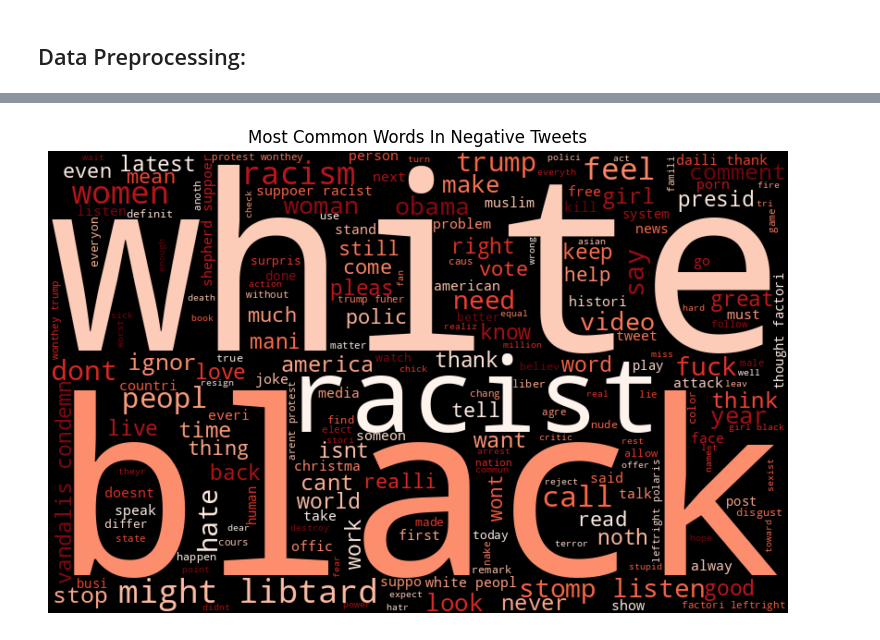
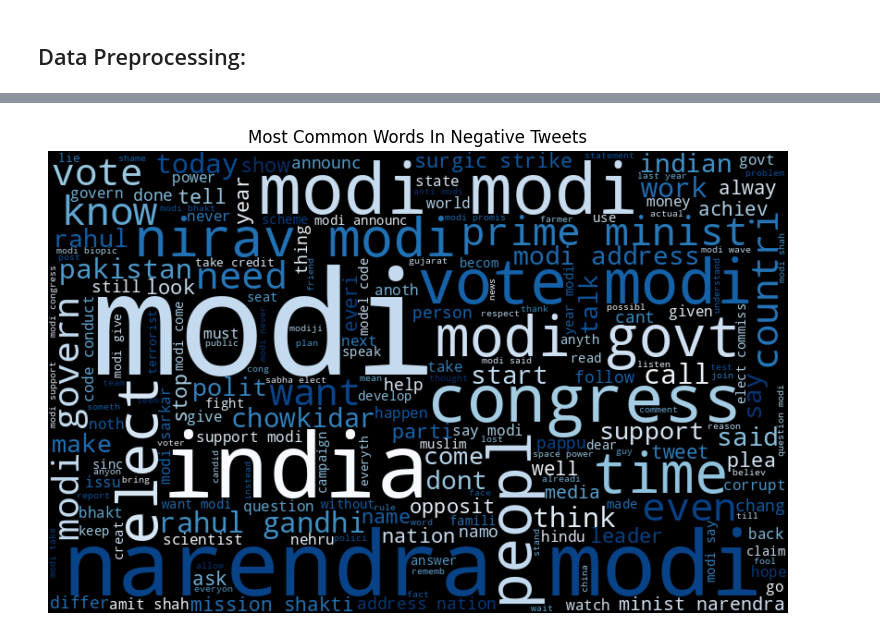
Before and after one commit to MuhammedMahmoud0/Brainwave_Matrix_Intern, a Jupyter notebook: Social Media Sentiment Analysis/notebooks/sentiment_analysis.ipynb, the cells around one changed output, grey strips where cells are left out. Drawn from its saved outputs; the diff is of its cells as text; code cells hidden in the pictures.

```diff
--- a/Social Media Sentiment Analysis/notebooks/sentiment_analysis.ipynb
+++ b/Social Media Sentiment Analysis/notebooks/sentiment_analysis.ipynb
@@ -111,4 +118,4 @@ df.head()
 # %%
-tokenized = df["cleaned"].apply(word_tokenize)
+tokenized = df["cleaned"].apply(lambda x: word_tokenize(x.lower()))
 tokenized.head()
 # %% [output]
@@ -120,6 +127,6 @@ tokenized.head()
 Name: cleaned, dtype: object
 # %%
 stop_words = set(stopwords.words("english"))
-tokenized = tokenized.apply(lambda x: [word for word in x if word.lower() not in stop_words])
+tokenized = tokenized.apply(lambda x: [word for word in x if word not in stop_words])
 tokenized.head()
 # %% [output]
@@ -142,8 +149,10 @@ tokenized.head()
 Name: cleaned, dtype: object
 # %%
-# compine all words into one sentance in cleaned column
-for i in range(len(tokenized)):
-    tokenized[i] = " ".join(tokenized[i])
-df["cleaned"] = tokenized
+# # compine all words into one sentance in cleaned column
+# for i in range(len(tokenized)):
+#     tokenized[i] = " ".join(tokenized[i])
+# df["cleaned"] = tokenized
+# df.head()
+df["cleaned"] = tokenized.apply(lambda x: " ".join(x))
 df.head()
 # %% [output]
@@ -166,8 +175,10 @@ plt.show()
 # %%
-pos_word = " ".join([sentence for sentence in df["cleaned"][df["label"]==0]])
-neg_word = " ".join([sentence for sentence in df["cleaned"][df["label"]==1]])
+neg_word = " ".join([sentence for sentence in df["cleaned"][df["category"]==-1]])
+neutral_word = " ".join([sentence for sentence in df["cleaned"][df["category"]==0]])
+pos_word = " ".join([sentence for sentence in df["cleaned"][df["category"]==1]])
 
 pos_cloud = WordCloud(width=800, height=500, colormap = "Greens").generate(pos_word)
+neutral_cloud = WordCloud(width=800, height=500, colormap = "Blues").generate(neutral_word)
 neg_cloud = WordCloud(width=800, height=500, colormap = "Reds").generate(neg_word)
 # %%
 plt.figure(figsize=(12,6))
@@ -180,8 +191,8 @@ plt.show()
 # %%
 plt.figure(figsize=(12,6))
 plt.title("Most Common Words In Negative Tweets")
-plt.imshow(neg_cloud, interpolation= "bilinear")
+plt.imshow(neutral_cloud, interpolation= "bilinear")
 plt.axis("off")
 plt.show()
 # %% [output]
-[figure, old version]
+[figure, new version]
```
Also changed, not shown: parts of 38 cells of this notebook, 3 other files.
